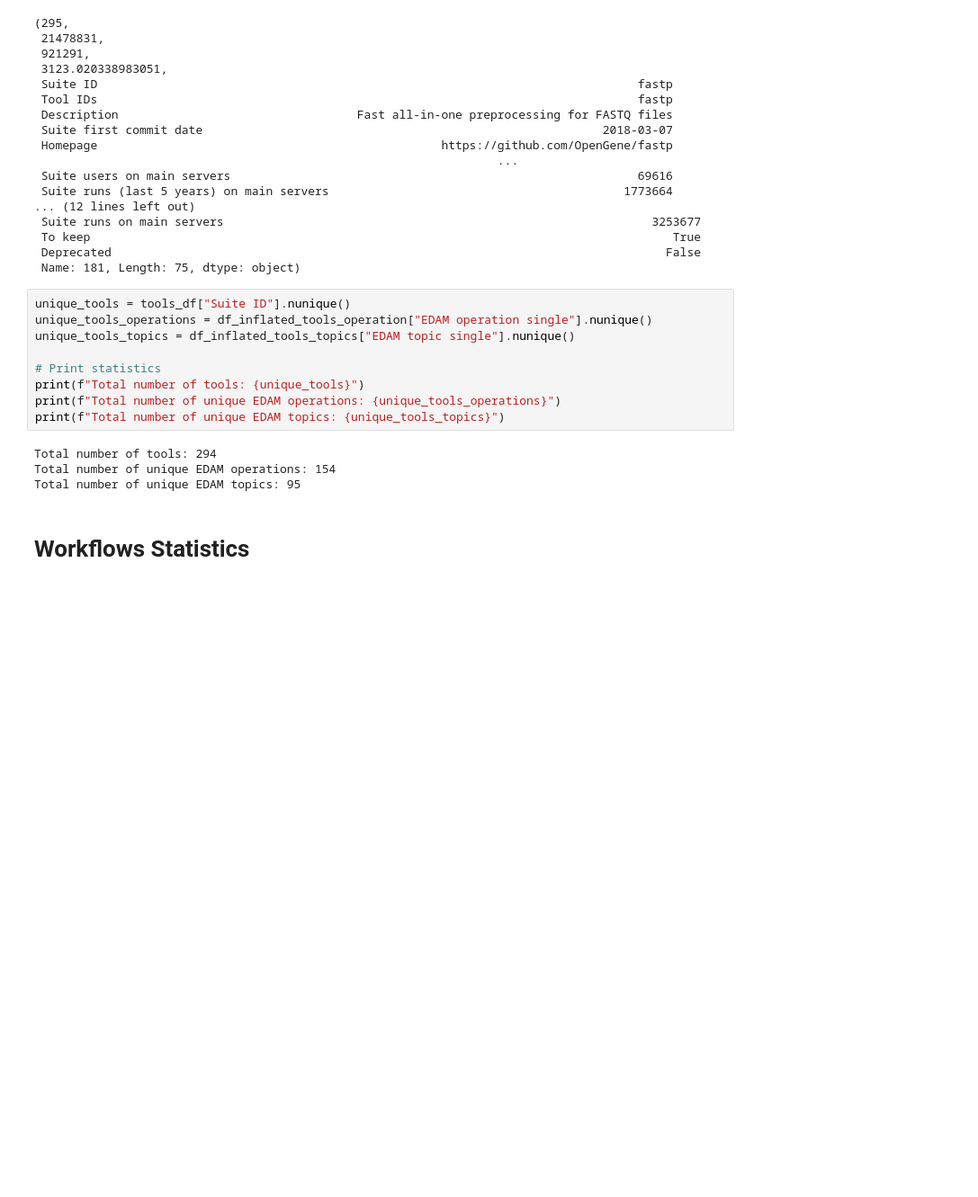
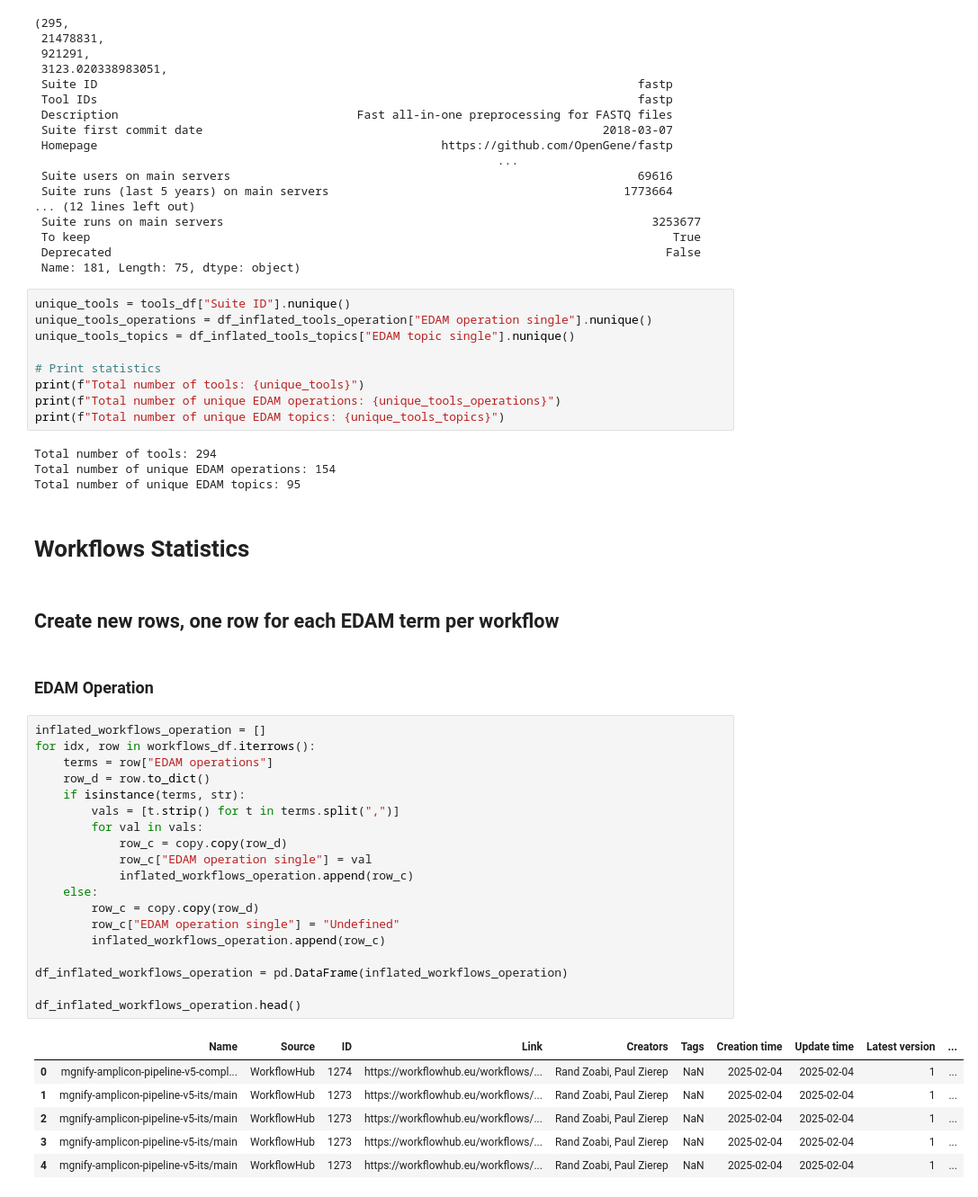
Before and after one commit to usegalaxy-eu/microgalaxy_paper_2025, a Jupyter notebook: bin/statistics_calculations.ipynb, the cells around one changed output. Shown at 90% size. Drawn from its saved outputs; the diff is of its cells as text; blank space fills up the shorter version.

Commit message:
adding workflows statistics

```diff
--- a/bin/statistics_calculations.ipynb
+++ b/bin/statistics_calculations.ipynb
@@ -309,3 +311,33 @@ Total number of unique EDAM operations: 154
 Total number of unique EDAM topics: 95
 # %% [markdown]
 # Workflows Statistics
+# %% [markdown]
+## Create new rows, one row for each EDAM term per workflow
+# %% [markdown]
+### EDAM Operation
+# %%
+inflated_workflows_operation = []
+for idx, row in workflows_df.iterrows():
+    terms = row["EDAM operations"]
+    row_d = row.to_dict()
+    if isinstance(terms, str):
+        vals = [t.strip() for t in terms.split(",")]
+        for val in vals:
+            row_c = copy.copy(row_d)
+            row_c["EDAM operation single"] = val
+            inflated_workflows_operation.append(row_c)
+    else:
+        row_c = copy.copy(row_d)
+        row_c["EDAM operation single"] = "Undefined"
+        inflated_workflows_operation.append(row_c)
+
+df_inflated_workflows_operation = pd.DataFrame(inflated_workflows_operation)
+
+df_inflated_workflows_operation.head()
+# %% [output]
+|  | Name | Source | ID | Link | Creators | Tags | Creation time | Update time | Latest version | ... |
+| 0 | mgnify-amplicon-pipeline-v5-compl... | WorkflowHub | 1274 | https://workflowhub.eu/workflows/... | Rand Zoabi, Paul Zierep | NaN | 2025-02-04 | 2025-02-04 | 1 | ... |
+| 1 | mgnify-amplicon-pipeline-v5-its/main | WorkflowHub | 1273 | https://workflowhub.eu/workflows/... | Rand Zoabi, Paul Zierep | NaN | 2025-02-04 | 2025-02-04 | 1 | ... |
+| 2 | mgnify-amplicon-pipeline-v5-its/main | WorkflowHub | 1273 | https://workflowhub.eu/workflows/... | Rand Zoabi, Paul Zierep | NaN | 2025-02-04 | 2025-02-04 | 1 | ... |
+| 3 | mgnify-amplicon-pipeline-v5-its/main | WorkflowHub | 1273 | https://workflowhub.eu/workflows/... | Rand Zoabi, Paul Zierep | NaN | 2025-02-04 | 2025-02-04 | 1 | ... |
+| 4 | mgnify-amplicon-pipeline-v5-its/main | WorkflowHub | 1273 | https://workflowhub.eu/workflows/... | Rand Zoabi, Paul Zierep | NaN | 2025-02-04 | 2025-02-04 | 1 | ... |
```
Also changed, not shown: parts of 5 cells of this notebook.
